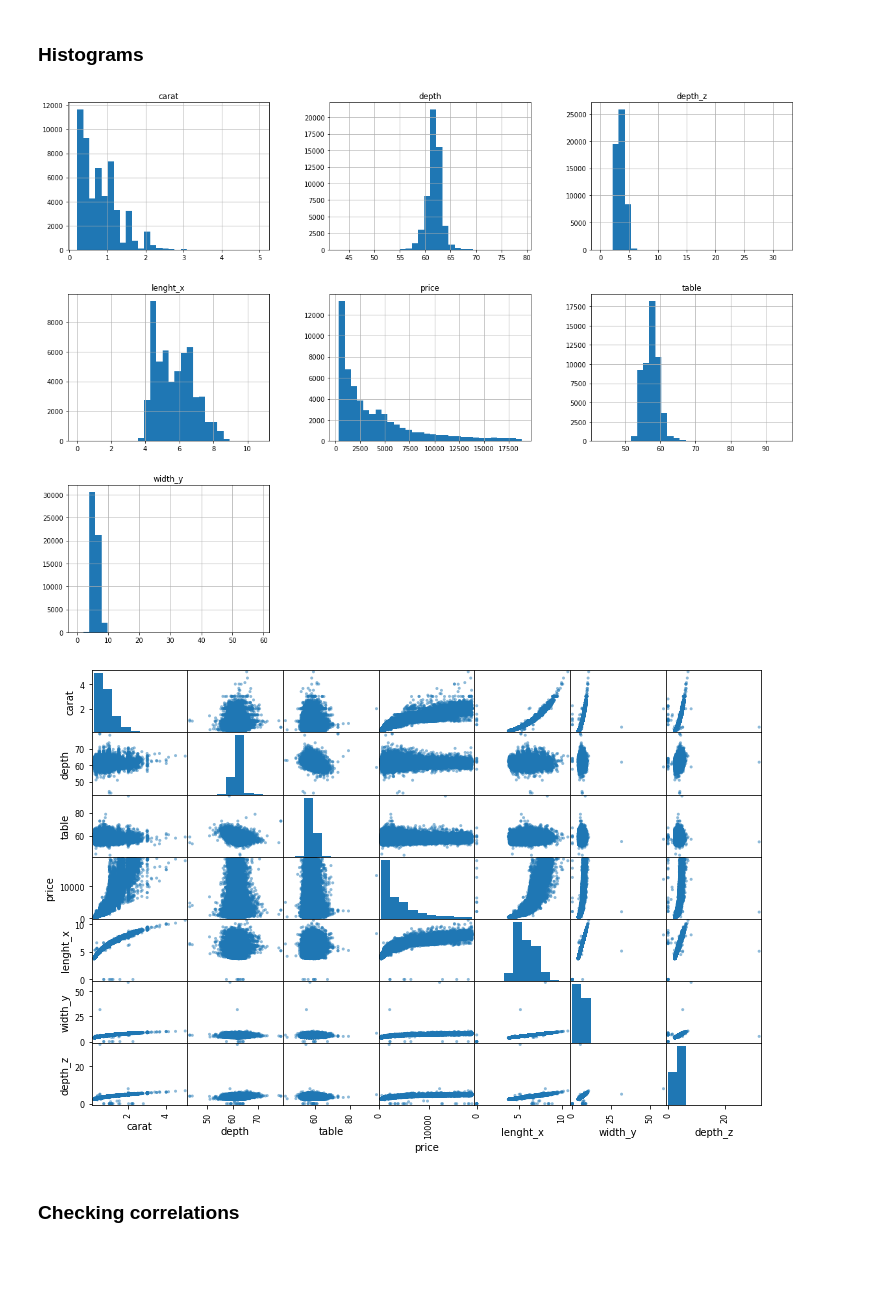
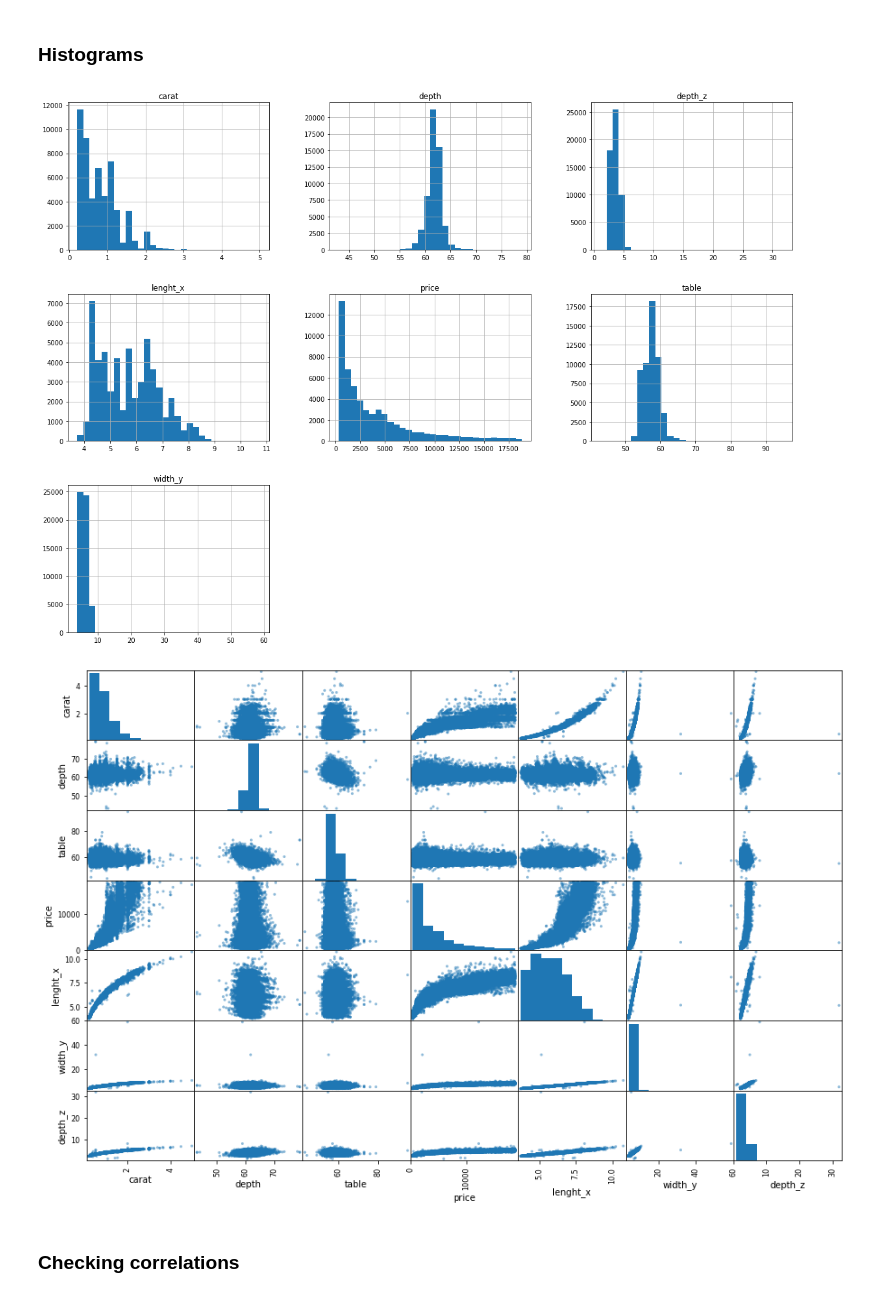
Before and after one commit to mxaxrxkx/ds_diamonds_project, a Jupyter notebook: diamonds_eda.ipynb, the cells around one changed output. Saved outputs shown, nothing was run; the diff lists cells and outputs as text; code cells hidden in the pictures; blank space fills up the shorter version.

```diff
--- a/diamonds_eda.ipynb
+++ b/diamonds_eda.ipynb
@@ -74,0 +93,4 @@ diamonds.describe()
+# %%
+diamonds[['lenght_x', 'width_y', 'depth_z']] = diamonds[['lenght_x', 'width_y', 'depth_z']].replace(0, np.NaN)
+# %%
+diamonds.dropna(inplace=True)
@@ -104,13 +207,13 @@ Name: clarity, dtype: int64
 diamonds.hist(bins=30, figsize=(20,15))
 plt.show()
 # %% [output]
-[figure, old version]
+[figure, new version]
 # %%
 attributes = ['carat', 'depth', 'table', 'price', 'lenght_x', 'width_y', 'depth_z']
-scatter_matrix(diamonds[attributes], figsize=(12,8))
+scatter_matrix(diamonds[attributes], figsize=(15,10))
 plt.show()
 # %% [output]
-[figure, old version]
+[figure, new version]
 # %% [markdown]
 ### Checking correlations
 # %%
```
Also changed, not shown: parts of 24 cells of this notebook, 1 other file.
